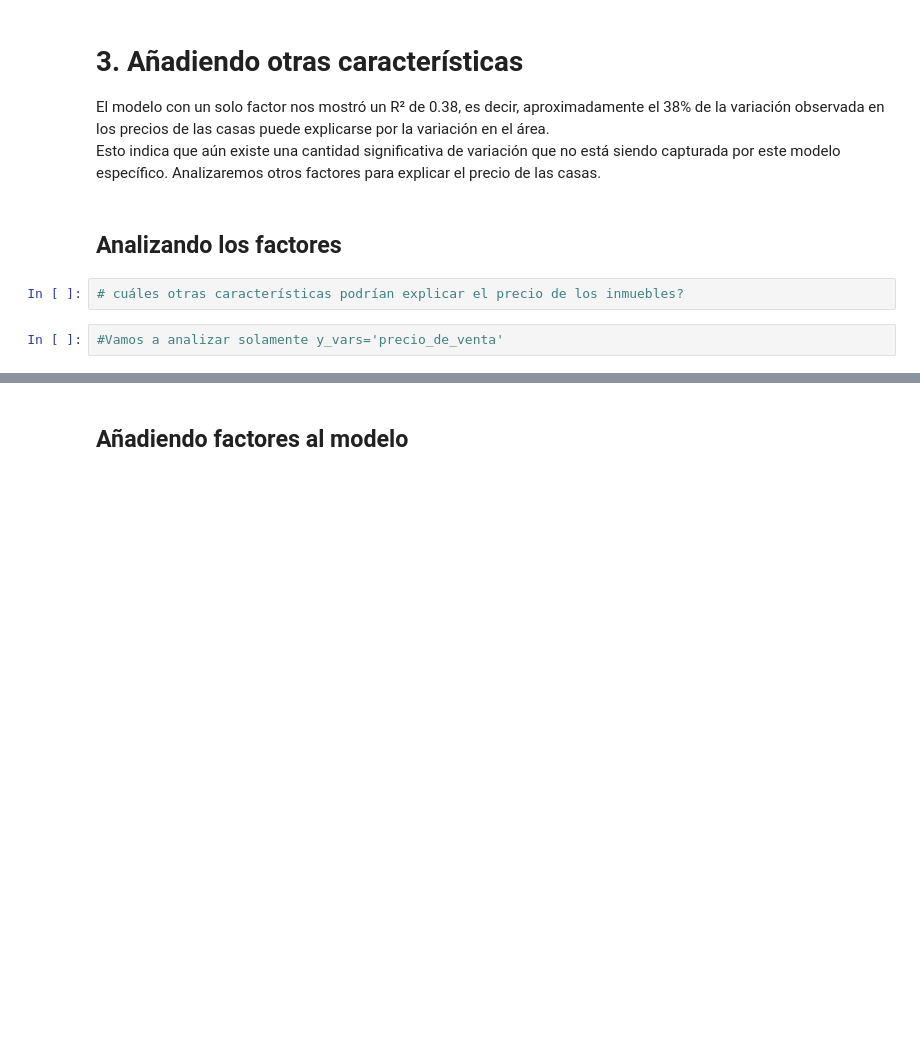
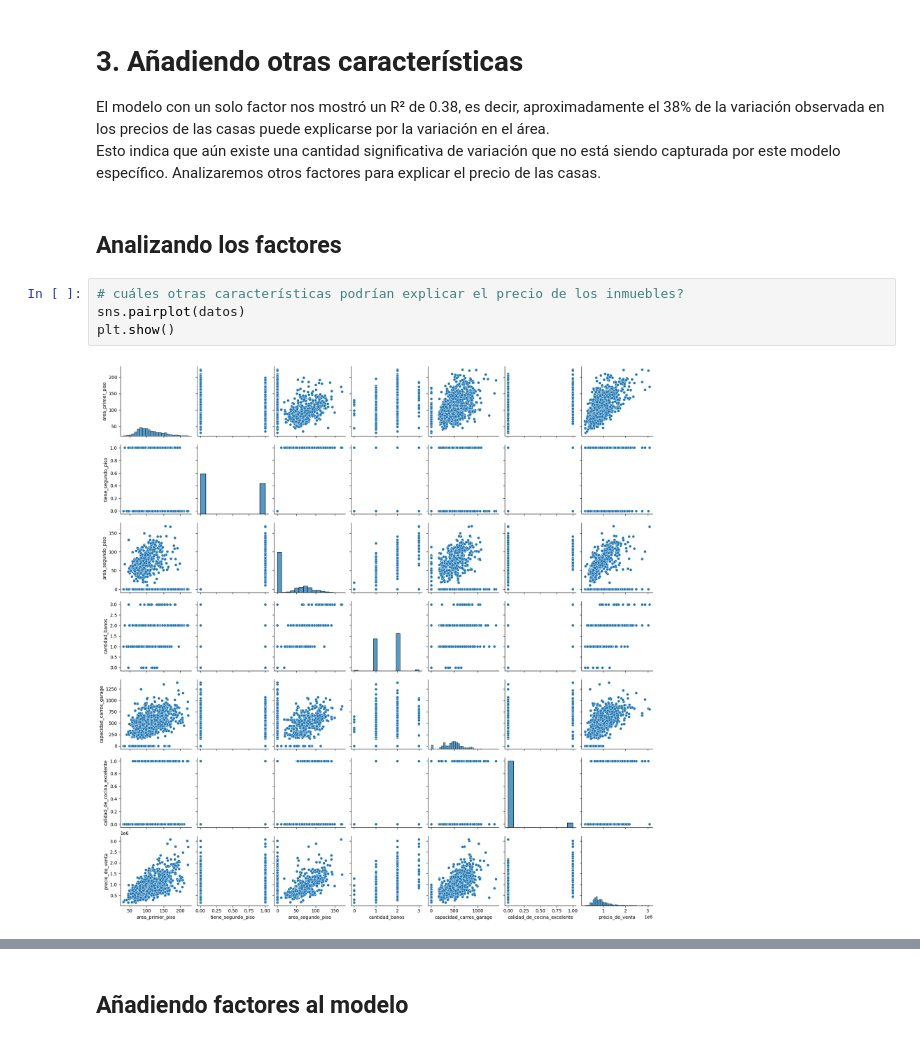
Before and after one commit to Starleen1996/Machine-Learning, a Jupyter notebook: precios_de_inmuebles_regresion_lineal.ipynb, the cells around one changed output, grey strips where cells are left out. Cells and saved outputs as stored; diff of their text form; blank space fills up the shorter version.

```diff
--- a/precios_de_inmuebles_regresion_lineal.ipynb
+++ b/precios_de_inmuebles_regresion_lineal.ipynb
@@ -362,5 +362,7 @@ Esto indica que aún existe una cantidad significativa de variación que no est
 ## Analizando los factores
 # %%
 # cuáles otras características podrían explicar el precio de los inmuebles?
+sns.pairplot(datos)
+plt.show()
+# %% [output]
+[figure, added]
-# %%
-#Vamos a analizar solamente y_vars='precio_de_venta'
```
Also changed, not shown: parts of 21 cells of this notebook.
